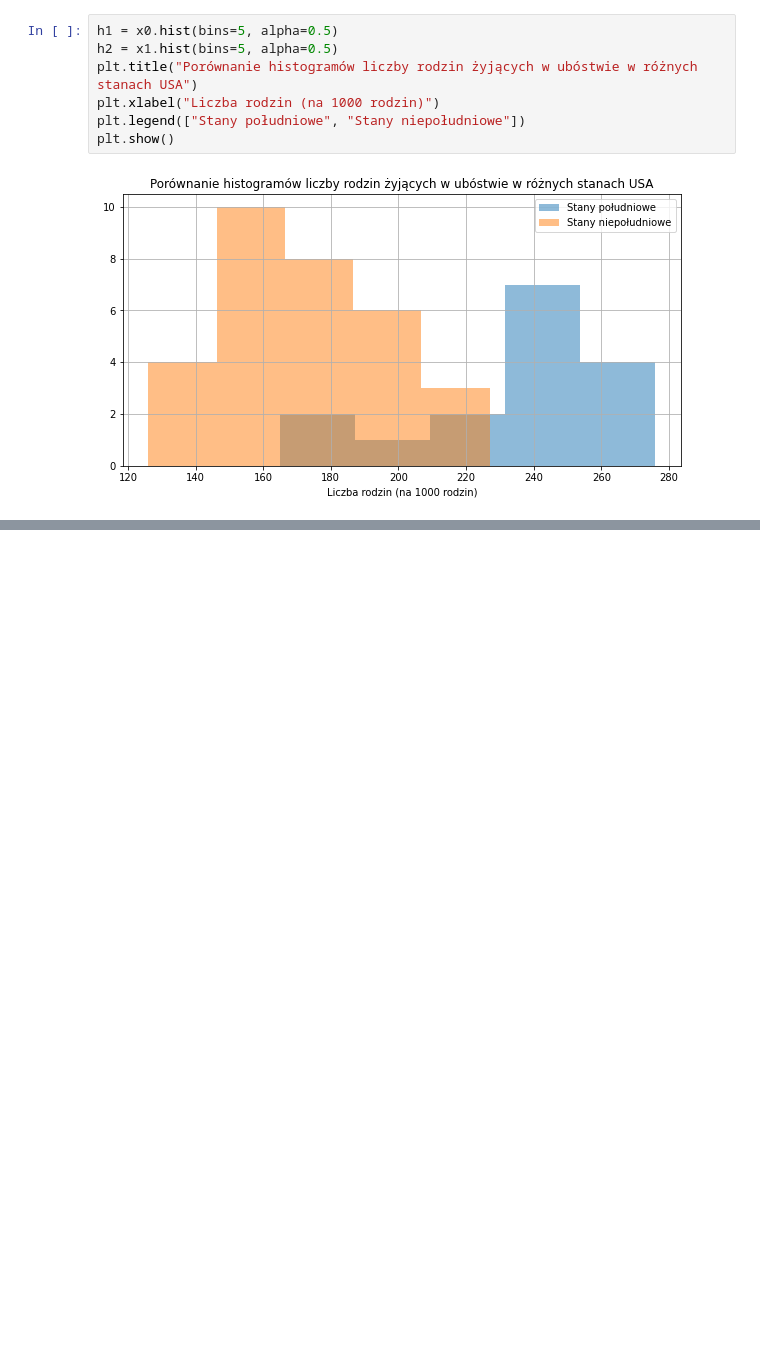
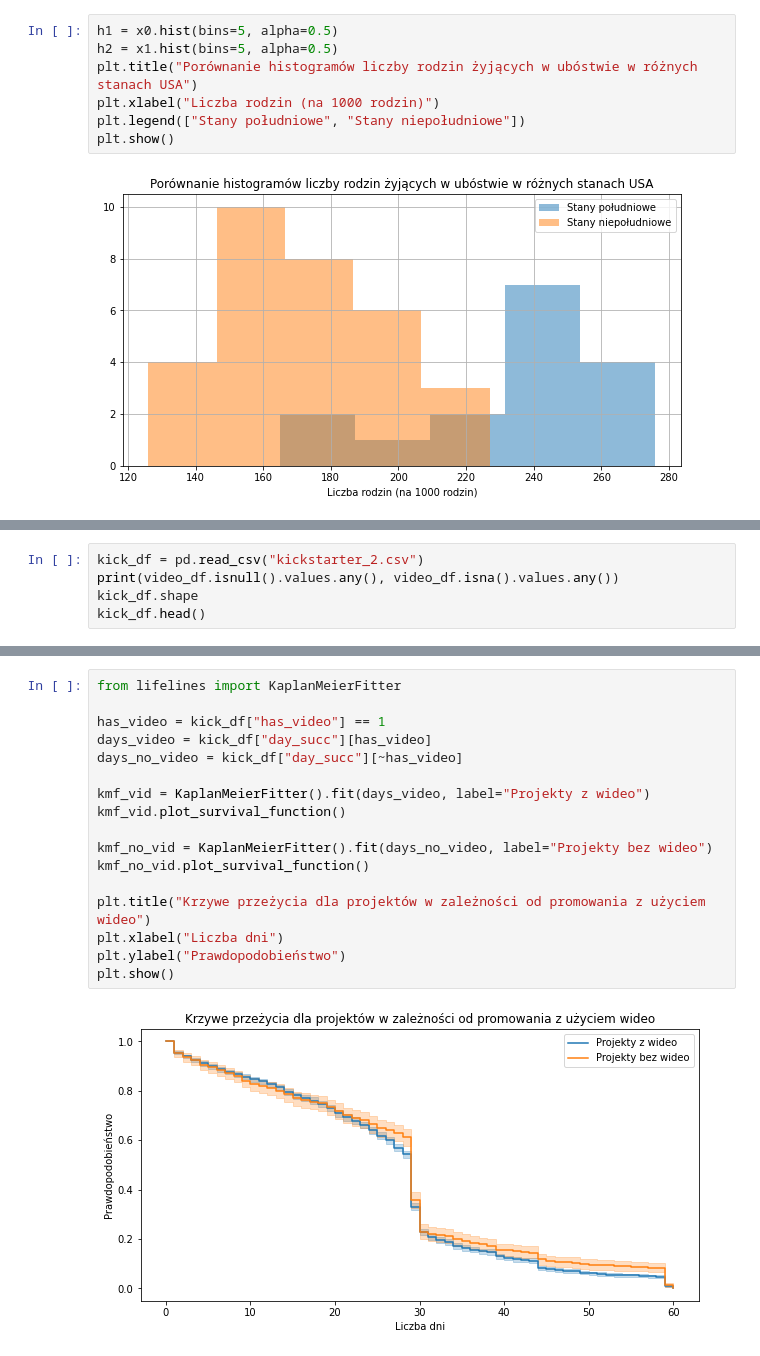
Before and after one commit to Daer7/SADM, a Jupyter notebook: SADM.ipynb, the cells around one changed output, grey strips where cells are left out. Cells and saved outputs as stored; diff of their text form; blank space fills up the shorter version.

```diff
--- a/SADM.ipynb
+++ b/SADM.ipynb
@@ -353,0 +431,5 @@ plt.show()
+# %%
+kick_df = pd.read_csv("kickstarter_2.csv")
+print(video_df.isnull().values.any(), video_df.isna().values.any())
+kick_df.shape
+kick_df.head()
@@ -353,0 +445,19 @@ plt.show()
+# %%
+from lifelines import KaplanMeierFitter
+
+has_video = kick_df["has_video"] == 1
+days_video = kick_df["day_succ"][has_video]
+days_no_video = kick_df["day_succ"][~has_video]
+
+kmf_vid = KaplanMeierFitter().fit(days_video, label="Projekty z wideo")
+kmf_vid.plot_survival_function()
+
+kmf_no_vid = KaplanMeierFitter().fit(days_no_video, label="Projekty bez wideo")
+kmf_no_vid.plot_survival_function()
+
+plt.title("Krzywe przeżycia dla projektów w zależności od promowania z użyciem wideo")
+plt.xlabel("Liczba dni")
+plt.ylabel("Prawdopodobieństwo")
+plt.show()
+# %% [output]
+[figure, added]
```
Also changed, not shown: parts of 35 cells of this notebook, 3 other files.
